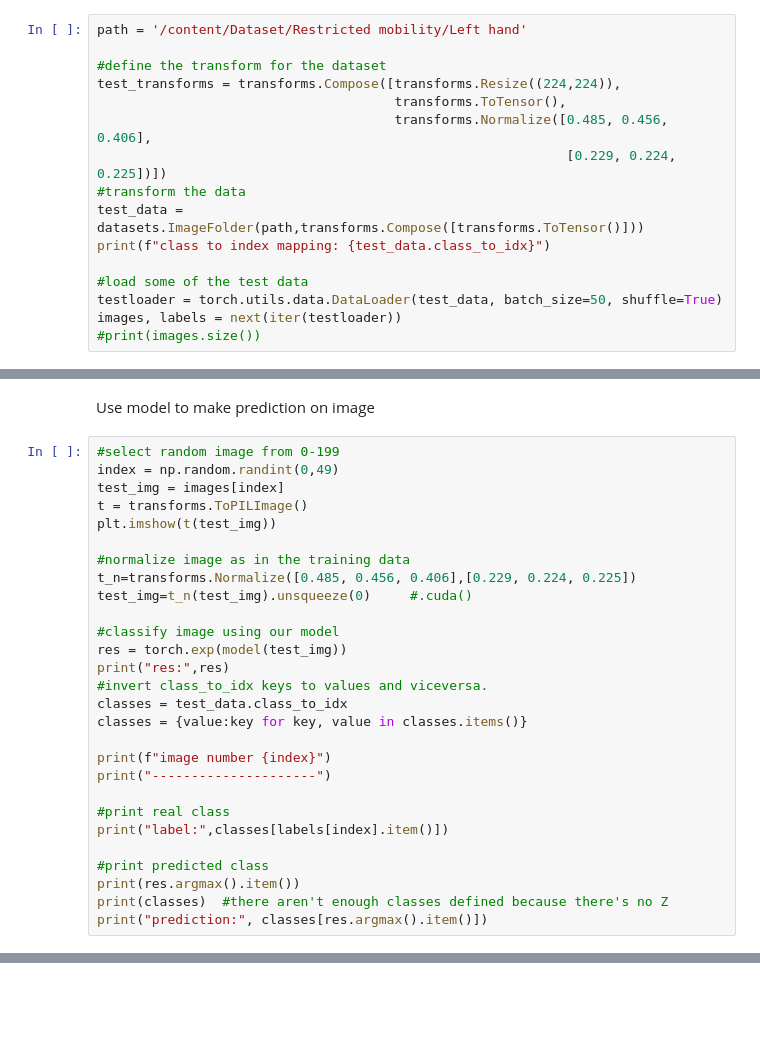
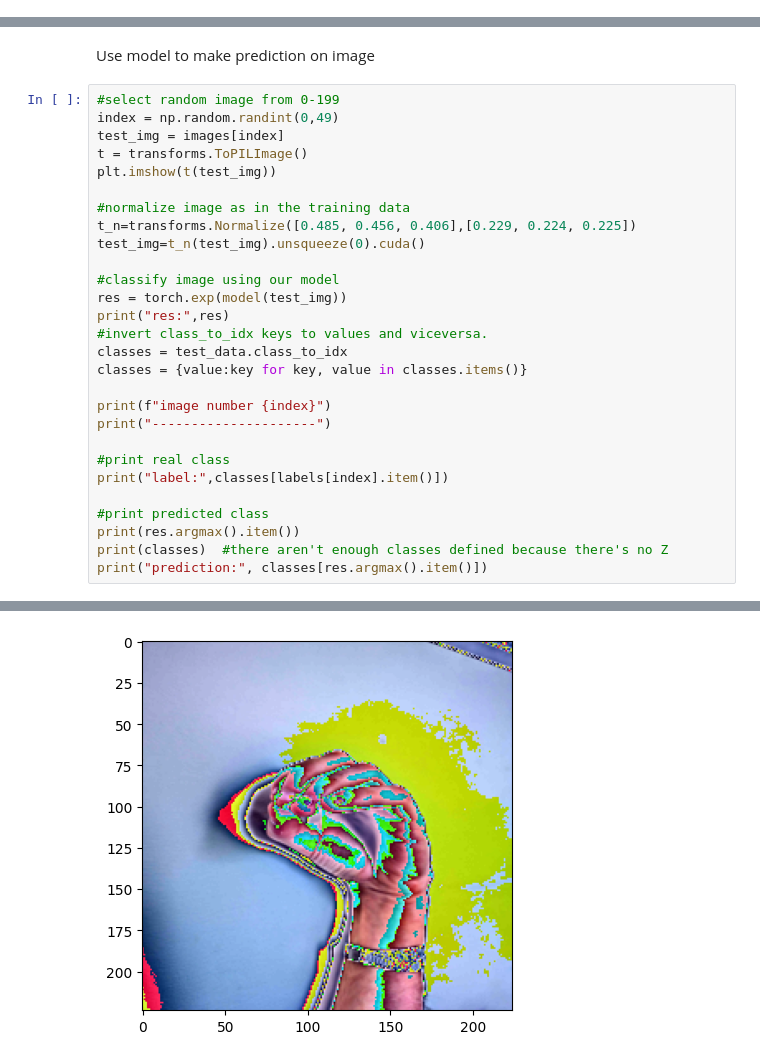
Before and after one commit to lizjwh/groupIAI_5take2, a Jupyter notebook: Testing2.ipynb, the cells around one changed output, grey strips where cells are left out. Cells and saved outputs as stored; diff of their text form; blank space fills up the shorter version.

```diff
--- a/Testing2.ipynb
+++ b/Testing2.ipynb
@@ -111,18 +125,2 @@ plt.show()
 # %% [markdown]
 Let's create a dataloader
-# %%
-path = '/content/Dataset/Restricted mobility/Left hand'
-
-#define the transform for the dataset
-test_transforms = transforms.Compose([transforms.Resize((224,224)),
-                                      transforms.ToTensor(),
-                                      transforms.Normalize([0.485, 0.456, 0.406],
-                                                            [0.229, 0.224, 0.225])])
-#transform the data
-test_data = datasets.ImageFolder(path,transforms.Compose([transforms.ToTensor()]))
-print(f"class to index mapping: {test_data.class_to_idx}")
-
-#load some of the test data
-testloader = torch.utils.data.DataLoader(test_data, batch_size=50, shuffle=True)
-images, labels = next(iter(testloader))
-#print(images.size())
@@ -137,7 +200,7 @@ plt.imshow(t(test_img))
 
 #normalize image as in the training data
 t_n=transforms.Normalize([0.485, 0.456, 0.406],[0.229, 0.224, 0.225])
-test_img=t_n(test_img).unsqueeze(0)     #.cuda()
+test_img=t_n(test_img).unsqueeze(0).cuda()
 
 #classify image using our model
 res = torch.exp(model(test_img))
@@ -156,3 +219,4 @@ print("label:",classes[labels[index].item()])
 print(res.argmax().item())
 print(classes)  #there aren't enough classes defined because there's no Z
 print("prediction:", classes[res.argmax().item()])
+# %% [output]
@@ -159,3 +235,4 @@ print("prediction:", classes[res.argmax().item()])
+[figure, added]
 # %%
 
 
```
Also changed, not shown: parts of 5 cells of this notebook.
